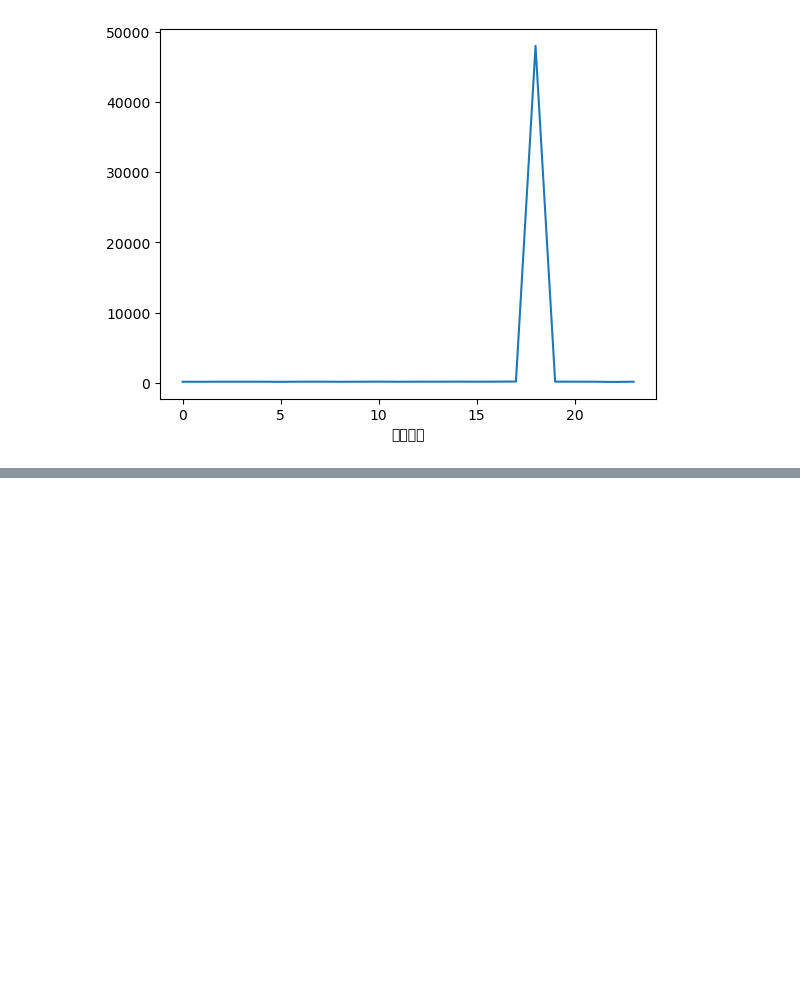
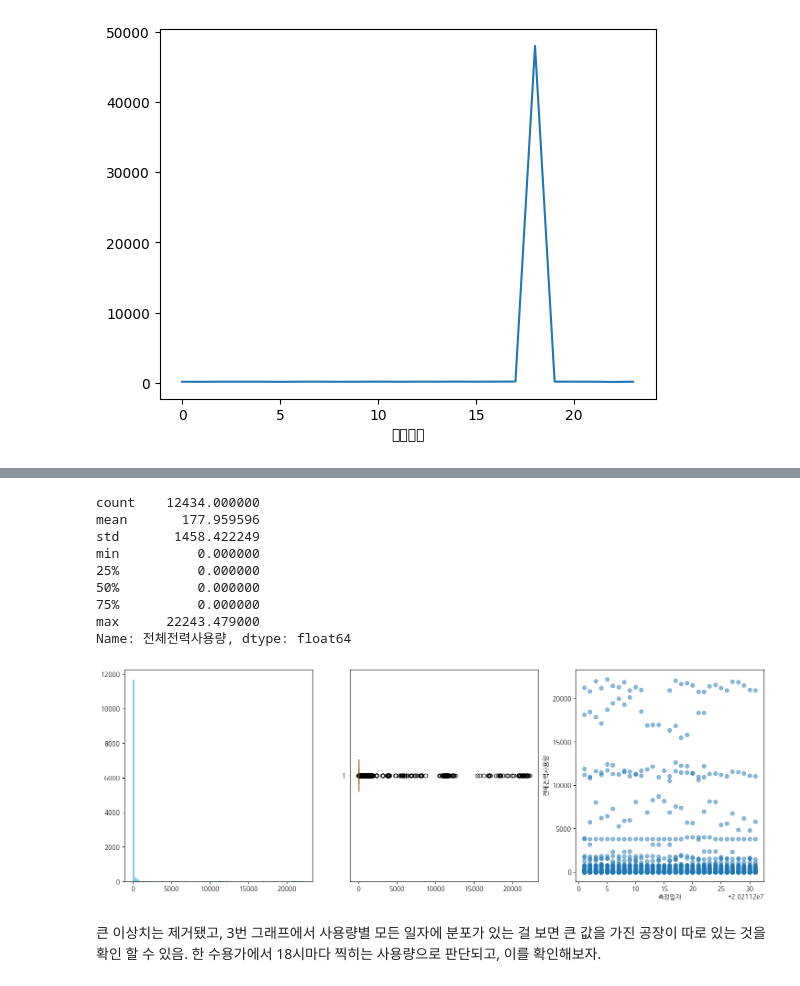
Before and after one commit to zeenoo11/Project_LivingLab, a Jupyter notebook: Projects/factory.ipynb, the cells around one changed output, grey strips where cells are left out. Drawn from its saved outputs; the diff is of its cells as text; code cells hidden in the pictures; blank space fills up the shorter version.

```diff
--- a/Projects/factory.ipynb
+++ b/Projects/factory.ipynb
@@ -75,0 +80,31 @@ Name: 전체전력사용량, dtype: float64
+# %%
+# 이상치를 제거하자 : 5억 이상인 데이터 제거
+fac_18 = fac_18[fac_18['전체전력사용량'] < 500000000]
+print(fac_18['전체전력사용량'].describe())
+
+# 한글 폰트
+plt.rc('font', family='NanumGothic')
+
+plt.figure(figsize=(18, 6))
+plt.subplot(1, 3, 1)
+plt.hist(fac_18['전체전력사용량'], bins=100, color='skyblue')
+plt.subplot(1, 3, 2)
+plt.boxplot(fac_18['전체전력사용량'], vert=False)
+plt.subplot(1, 3, 3)
+plt.scatter(fac_18['측정일자'], fac_18['전체전력사용량'], alpha=0.5)
+plt.xlabel('측정일자')
+plt.ylabel('전체전력사용량')
+plt.show()
+# %% [output]
+count    12434.000000
+mean       177.959596
+std       1458.422249
+min          0.000000
+25%          0.000000
+50%          0.000000
+75%          0.000000
+max      22243.479000
+Name: 전체전력사용량, dtype: float64
+[figure, added]
+# %% [markdown]
+큰 이상치는 제거됐고, 3번 그래프에서 사용량별 모든 일자에 분포가 있는 걸 보면 큰 값을 가진 공장이 따로 있는 것을 확인 할 수 있음. 한 수용가에서 18시마다 찍히는 사용량으로 판단되고, 이를 확인해보자.
```
Also changed, not shown: parts of 11 cells of this notebook, 3 other files.
